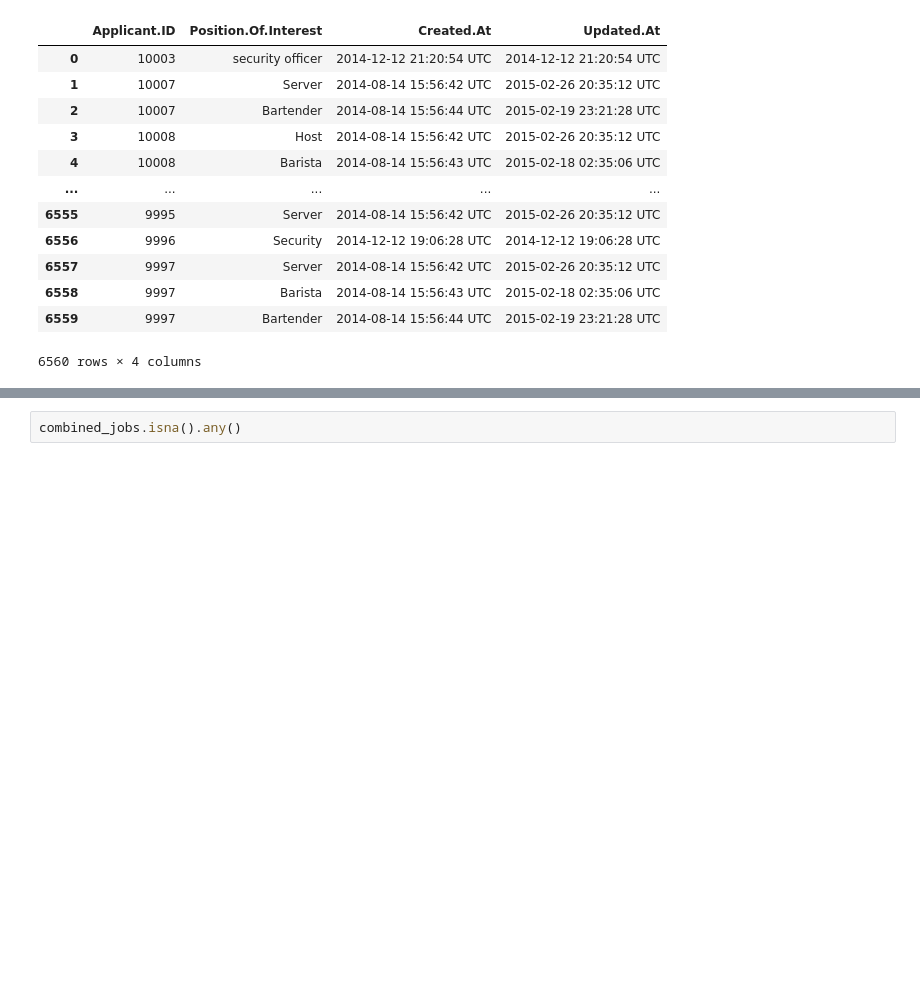
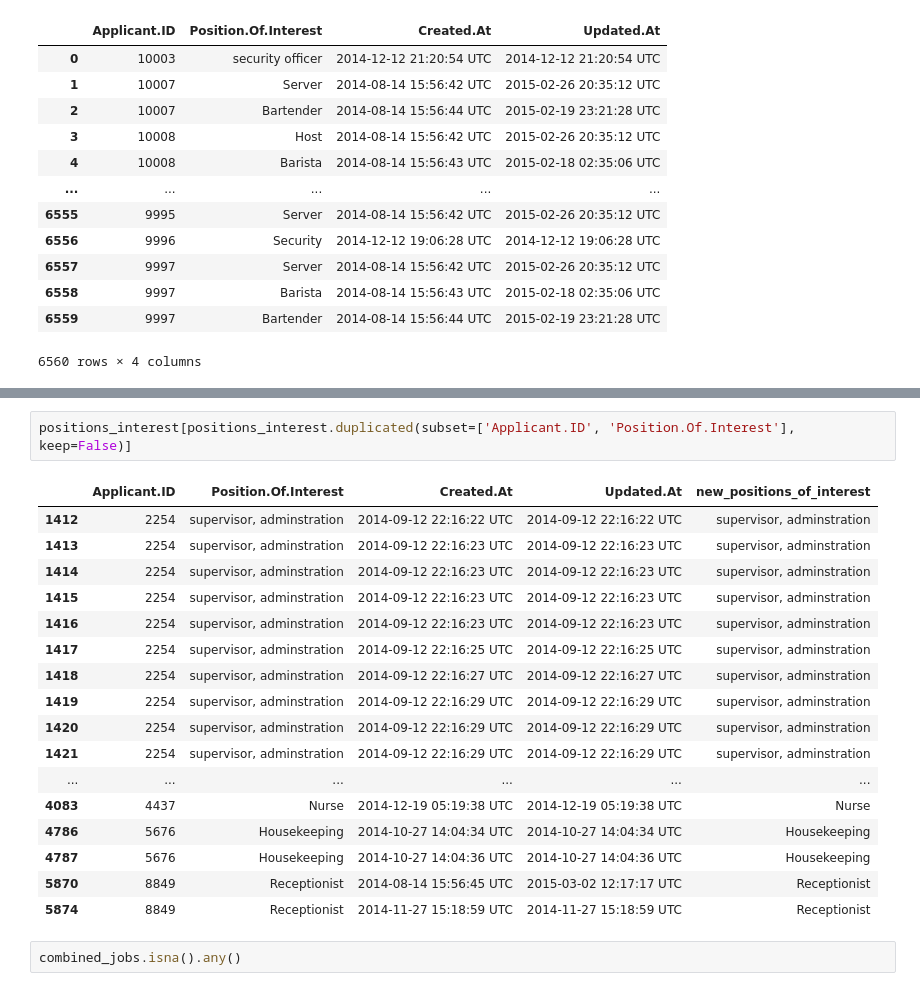
Before and after one commit to vermaarjun7/pewter-arjun, a Jupyter notebook: task.ipynb, the cells around one changed output, grey strips where cells are left out. Cells and saved outputs as stored; diff of their text form; blank space fills up the shorter version.

```diff
--- a/task.ipynb
+++ b/task.ipynb
@@ -162,3 +204,23 @@ Key Findings
+# %%
+positions_interest[positions_interest.duplicated(subset=['Applicant.ID', 'Position.Of.Interest'], keep=False)]
+# %% [output]
+|  | Applicant.ID | Position.Of.Interest | Created.At | Updated.At | new_positions_of_interest |
+| 1412 | 2254 | supervisor, adminstration | 2014-09-12 22:16:22 UTC | 2014-09-12 22:16:22 UTC | supervisor, adminstration |
+| 1413 | 2254 | supervisor, adminstration | 2014-09-12 22:16:23 UTC | 2014-09-12 22:16:23 UTC | supervisor, adminstration |
+| 1414 | 2254 | supervisor, adminstration | 2014-09-12 22:16:23 UTC | 2014-09-12 22:16:23 UTC | supervisor, adminstration |
+| 1415 | 2254 | supervisor, adminstration | 2014-09-12 22:16:23 UTC | 2014-09-12 22:16:23 UTC | supervisor, adminstration |
+| 1416 | 2254 | supervisor, adminstration | 2014-09-12 22:16:23 UTC | 2014-09-12 22:16:23 UTC | supervisor, adminstration |
+| 1417 | 2254 | supervisor, adminstration | 2014-09-12 22:16:25 UTC | 2014-09-12 22:16:25 UTC | supervisor, adminstration |
+| 1418 | 2254 | supervisor, adminstration | 2014-09-12 22:16:27 UTC | 2014-09-12 22:16:27 UTC | supervisor, adminstration |
+| 1419 | 2254 | supervisor, adminstration | 2014-09-12 22:16:29 UTC | 2014-09-12 22:16:29 UTC | supervisor, adminstration |
+| 1420 | 2254 | supervisor, adminstration | 2014-09-12 22:16:29 UTC | 2014-09-12 22:16:29 UTC | supervisor, adminstration |
+| 1421 | 2254 | supervisor, adminstration | 2014-09-12 22:16:29 UTC | 2014-09-12 22:16:29 UTC | supervisor, adminstration |
+| ... | ... | ... | ... | ... | ... |
+| 4083 | 4437 | Nurse | 2014-12-19 05:19:38 UTC | 2014-12-19 05:19:38 UTC | Nurse |
+| 4786 | 5676 | Housekeeping | 2014-10-27 14:04:34 UTC | 2014-10-27 14:04:34 UTC | Housekeeping |
+| 4787 | 5676 | Housekeeping | 2014-10-27 14:04:36 UTC | 2014-10-27 14:04:36 UTC | Housekeeping |
+| 5870 | 8849 | Receptionist | 2014-08-14 15:56:45 UTC | 2015-03-02 12:17:17 UTC | Receptionist |
+| 5874 | 8849 | Receptionist | 2014-11-27 15:18:59 UTC | 2014-11-27 15:18:59 UTC | Receptionist |
 # %%
 combined_jobs.isna().any()
 # %% [output]
```
Also changed, not shown: parts of 4 cells of this notebook.
